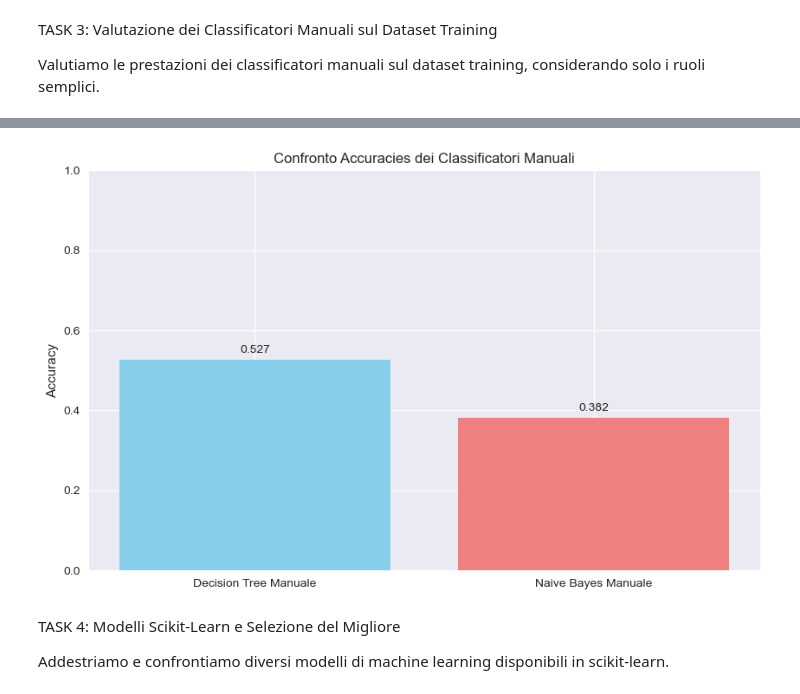
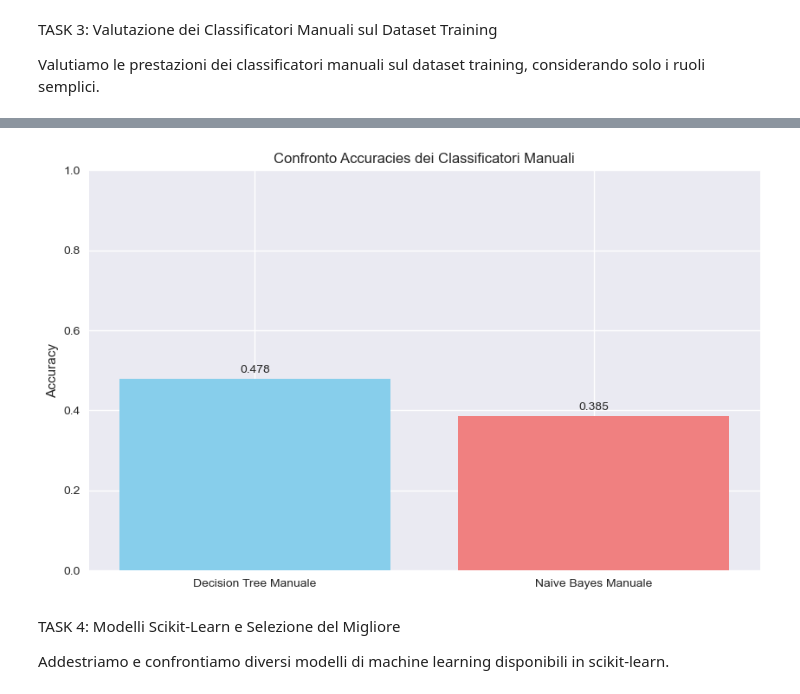
Before and after one commit to Samuele223/machine-Learning, a Jupyter notebook: proj1.ipynb, the cells around one changed output, grey strips where cells are left out. Drawn from its saved outputs; the diff is of its cells as text; code cells hidden in the pictures.

```diff
--- a/proj1.ipynb
+++ b/proj1.ipynb
@@ -76,6 +77,11 @@ class ManualDecisionTree:
         left_idx = X[:, best_feat] < best_thresh
         X_left, y_left = X[left_idx], y[left_idx]
         X_right, y_right = X[~left_idx], y[~left_idx]
+
+        # 🔐 Controllo per evitare split "vuoti"
+        if len(y_left) == 0 or len(y_right) == 0:
+            most_common_class = Counter(y).most_common(1)[0][0]
+            return {'value': most_common_class}
 
         # Ricorsione per creare sottoalberi
         left = self._grow_tree(X_left, y_left, depth+1)
@@ -310,8 +316,11 @@ print(training_df.head())
 # Pulizia dei dati
 training_clean = training_df.copy()
 
-# Rimuoviamo "Cantante" da Ruolo
-training_clean = training_clean[training_clean['Ruolo?'] != 'Cantante']
+# Definisci le quattro classi che vuoi tenere
+ruoli_valori = ['Att', 'Cen', 'Dif', 'Por']
+
+# Tieni solo le righe con uno di questi valori toglie anche i multi valori
+training_clean = training_clean[training_clean['Ruolo?'].isin(ruoli_valori)].copy()
 
 # Correggiamo valori non numerici
 training_clean['Minuti Giocati'] = training_clean['Minuti Giocati'].replace('?', np.nan)
@@ -321,7 +330,7 @@ training_clean['Espulsioni'] = training_clean['Espulsioni'].replace('McFratm', n
 training_clean['Espulsioni'] = pd.to_numeric(training_clean['Espulsioni'], errors='coerce')
 
 # Rimuoviamo outliers estremi (es. età = 1000)
-training_clean = training_clean[training_clean['Età'] < 100]
+training_clean = training_clean[training_clean['Età'] < 60]
 
 # Rimuoviamo righe con valori mancanti
 training_clean = training_clean.dropna()
@@ -439,6 +457,9 @@ TASK 3: Valutazione dei Classificatori Manuali sul Dataset Training
 Valutiamo le prestazioni dei classificatori manuali sul dataset training, considerando solo i ruoli semplici.
 # %%
 # Filtriamo solo i ruoli semplici
+from sklearn.model_selection import StratifiedKFold
+
+
 main_roles = ['Att', 'Cen', 'Dif', 'Por']
 training_simple = training_clean[training_clean['Ruolo?'].isin(main_roles)].copy()
 
@@ -463,7 +484,48 @@ X_train, X_test, y_train, y_test = train_test_split(
 print(f"Train: {X_train.shape}, Test: {X_test.shape}")
 
 # Test Decision Tree manuale
-dt = ManualDecisionTree(max_depth=7, min_samples_split=3)
+
+
+# Parametri da testare
+depths = [3, 5, 10]
+min_splits = [2, 3, 5]
+
+# Per salvare i risultati
+results = []
+
+# 5-fold CV
+cv = StratifiedKFold(n_splits=5, shuffle=True, random_state=42)
+
+# Ciclo su tutte le combinazioni
+for max_depth in depths:
+    for min_split in min_splits:
+        accuracies = []
+
+        for train_idx, val_idx in cv.split(X_scaled, y):
+            X_train_cv, X_val_cv = X_scaled[train_idx], X_scaled[val_idx]
+            y_train_cv, y_val_cv = y[train_idx], y[val_idx]
+
+            # Inizializza il tuo albero manuale
+            model = ManualDecisionTree(max_depth=max_depth, min_samples_split=min_split)
+            model.fit(X_train_cv, y_train_cv)
+            y_pred = model.predict(X_val_cv)
+
+            acc = accuracy_score(y_val_cv, y_pred)
+            accuracies.append(acc)
+
+        mean_acc = np.mean(accuracies)
+        results.append({
+            'max_depth': max_depth,
+            'min_samples_split': min_split,
+            'mean_accuracy': mean_acc
+        })
+        print(f"max_depth={max_depth}, min_split={min_split} --> acc={mean_acc:.3f}")
+
+
+
+
+
+dt = ManualDecisionTree(max_depth=10, min_samples_split=5)
 dt.fit(X_train, y_train)
 dt_pred = dt.predict(X_test)
 dt_acc = accuracy_score(y_test, dt_pred)
@@ -517,4 +579,4 @@ weighted avg       0.49      0.38      0.38       387
-[figure, old version]
+[figure, new version]
 # %% [markdown]
 TASK 4: Modelli Scikit-Learn e Selezione del Migliore
 
```
Also changed, not shown: parts of 6 cells of this notebook.
